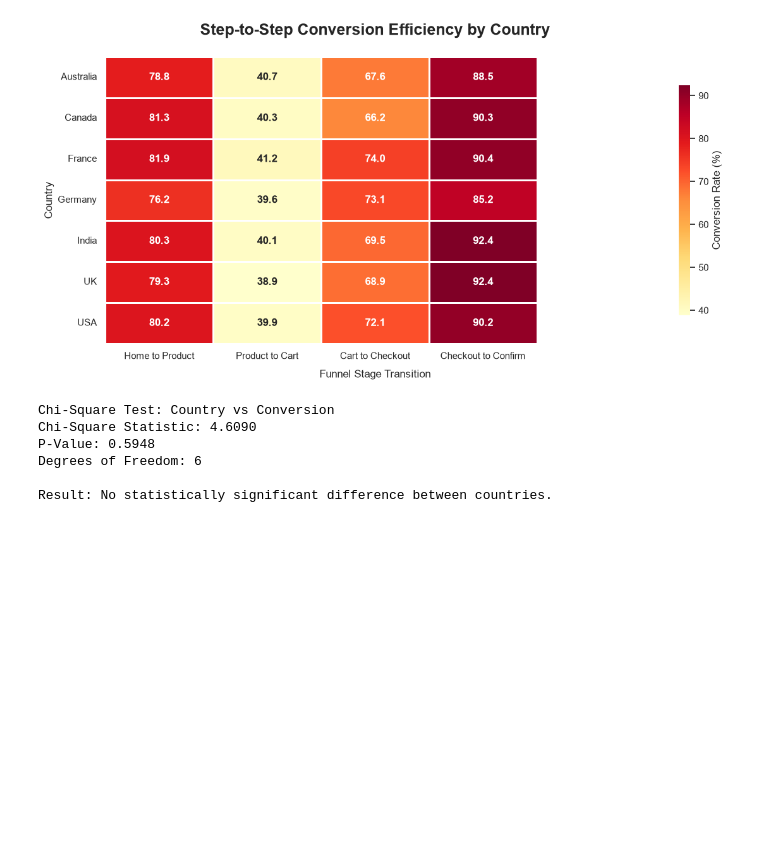
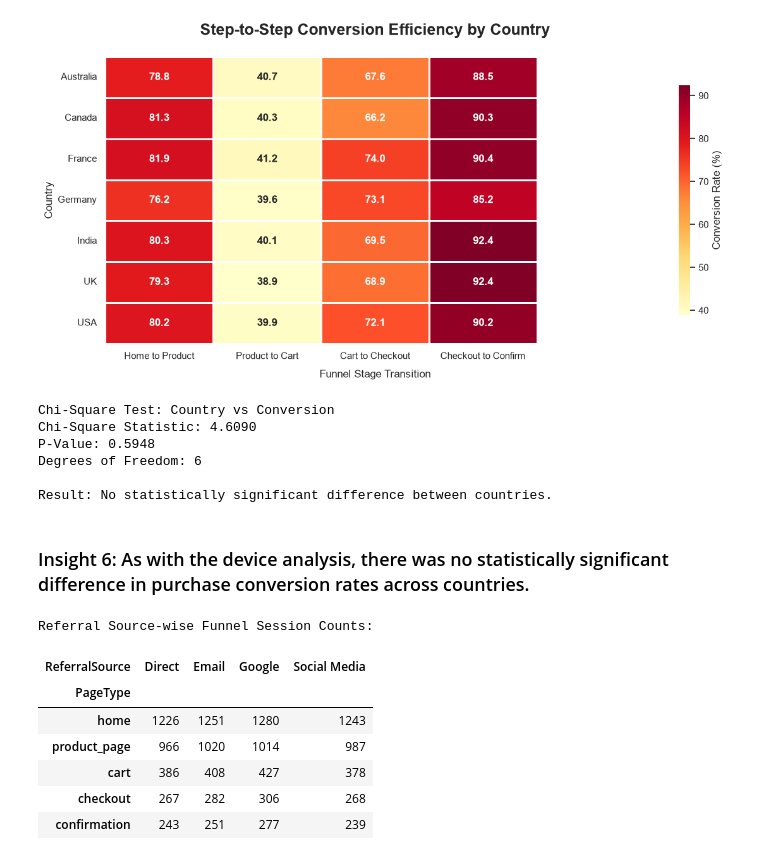
Before and after one commit to RondinellyOliveira/Funnel-Drop, a Jupyter notebook: Funnel_drop_analysis.ipynb, the cells around one changed output. Cells and saved outputs as stored; diff of their text form; code cells hidden in the pictures; blank space fills up the shorter version.

Commit message:
improve features analysis

```diff
--- a/Funnel_drop_analysis.ipynb
+++ b/Funnel_drop_analysis.ipynb
@@ -756,3 +754,43 @@ P-Value: 0.5948
 Degrees of Freedom: 6
 
 Result: No statistically significant difference between countries.
+# %% [markdown]
+### Insight 6: As with the device analysis, there was no statistically significant difference in purchase conversion rates across countries.
+# %%
+
+# Count unique sessions by ReferralSource and PageType
+referral_funnel = (
+    df.groupby(['ReferralSource', 'PageType'])['SessionID']
+      .nunique()
+      .reset_index(name='SessionCount')
+)
+
+# Keep funnel steps in correct order
+referral_funnel['PageType'] = pd.Categorical(
+    referral_funnel['PageType'],
+    categories=funnel_steps,
+    ordered=True
+)
+
+referral_funnel = referral_funnel.sort_values(['ReferralSource', 'PageType'])
+
+# Pivot to get stages as rows and Referral Source as columns
+referral_funnel_pivot = (
+    referral_funnel.pivot(index='PageType', columns='ReferralSource', values='SessionCount')
+    .reindex(funnel_steps)
+)
+
+print("Referral Source-wise Funnel Session Counts:")
+display(referral_funnel_pivot)
+
+# Step-to-step conversion by referral source
+referral_step_conversion = referral_funnel_pivot.shift(-1) / referral_funnel_pivot * 100
+# %% [output]
+Referral Source-wise Funnel Session Counts:
+| ReferralSource | Direct | Email | Google | Social Media |
+| PageType |  |  |  |  |
+| home | 1226 | 1251 | 1280 | 1243 |
+| product_page | 966 | 1020 | 1014 | 987 |
+| cart | 386 | 408 | 427 | 378 |
+| checkout | 267 | 282 | 306 | 268 |
+| confirmation | 243 | 251 | 277 | 239 |
```
Also changed, not shown: parts of 4 cells of this notebook, 1 other file.
